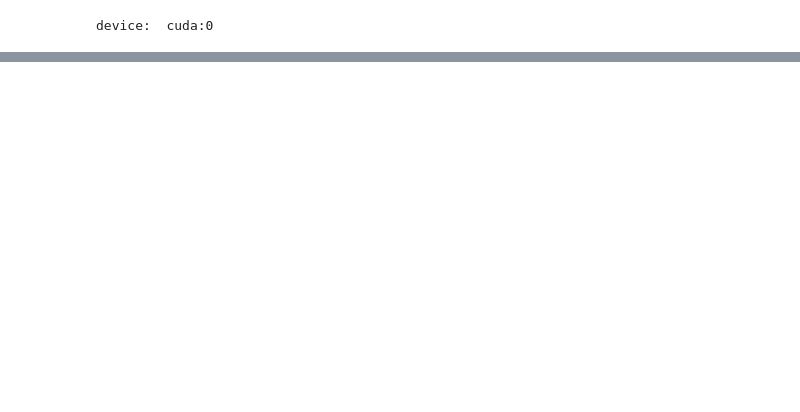
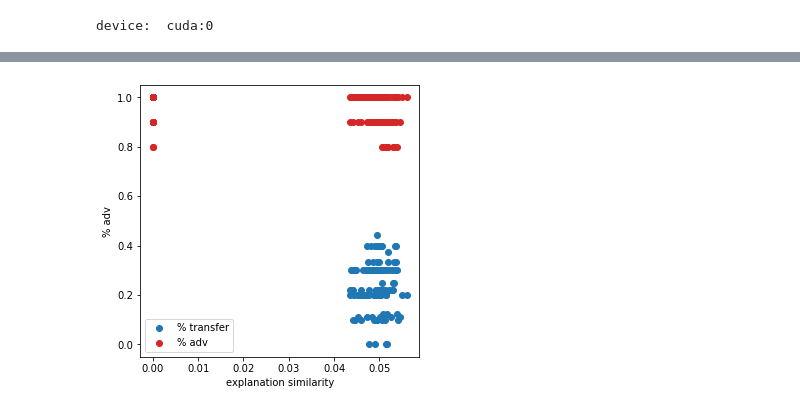
Before and after one commit to elacx/ML, a Jupyter notebook: lime_tests/model_similarity2.ipynb, the cells around one changed output, grey strips where cells are left out. Saved outputs shown, nothing was run; the diff lists cells and outputs as text; code cells hidden in the pictures; blank space fills up the shorter version.

```diff
--- a/lime_tests/model_similarity2.ipynb
+++ b/lime_tests/model_similarity2.ipynb
@@ -197,8 +234,6 @@ def exp_point(point,X,model,f_names,c_names):
 # %%
 point_exp = x_test[0].reshape(28*28,).cpu().detach().numpy()
 tr_data = x_train.reshape(x_train.shape[0],28*28).cpu().detach().numpy()
-model = model_wrap(net1,dev=device).predict_proba
-v,y_pred = exp_point(point_exp,tr_data,model,f_names,c_names)
 
 exp_vecs = []
 for i,net in enumerate(nets):
@@ -211,0 +316,27 @@ for i,net in enumerate(nets):
+# %%
+sim = []
+transf = []
+amnt_adv = []
+
+for i,(net1,exps1,advs1) in enumerate(zip(nets,all_exps,adv_examps)):
+    for j,(net2,exps2,advs2) in enumerate(zip(nets,all_exps,adv_examps)):
+        if i > j:
+            pass
+        else:
+            sim.append((1./exps1.shape[0])*norm(exps1-exps2,'fro'))
+            out1 = torch.argmax(net1(torch.from_numpy(advs1).to(device)),dim=1)
+            amnt_adv.append(1.-accuracy_score(out1.cpu().detach().numpy(),labels.cpu().detach().numpy()))
+            tr_net1 = torch.from_numpy(advs1).to(device)[out1 != labels]
+            tr_lbl = labels[out1 != labels]
+            out2 = torch.argmax(net2(tr_net1),dim=1)
+            transf.append(1.-accuracy_score(out2.cpu().detach().numpy(),tr_lbl.cpu().detach().numpy()))
+# %%
+plt.figure(1,[5,5])
+plt.scatter(sim,transf,color='tab:blue',label='% transfer')
+plt.scatter(sim,amnt_adv,color='tab:red',label='% adv')
+plt.xlabel('explanation similarity')
+plt.ylabel('% adv')
+plt.legend(loc=3)
+plt.show()
+# %% [output]
+[figure, added]
```
Also changed, not shown: parts of 9 cells of this notebook.
